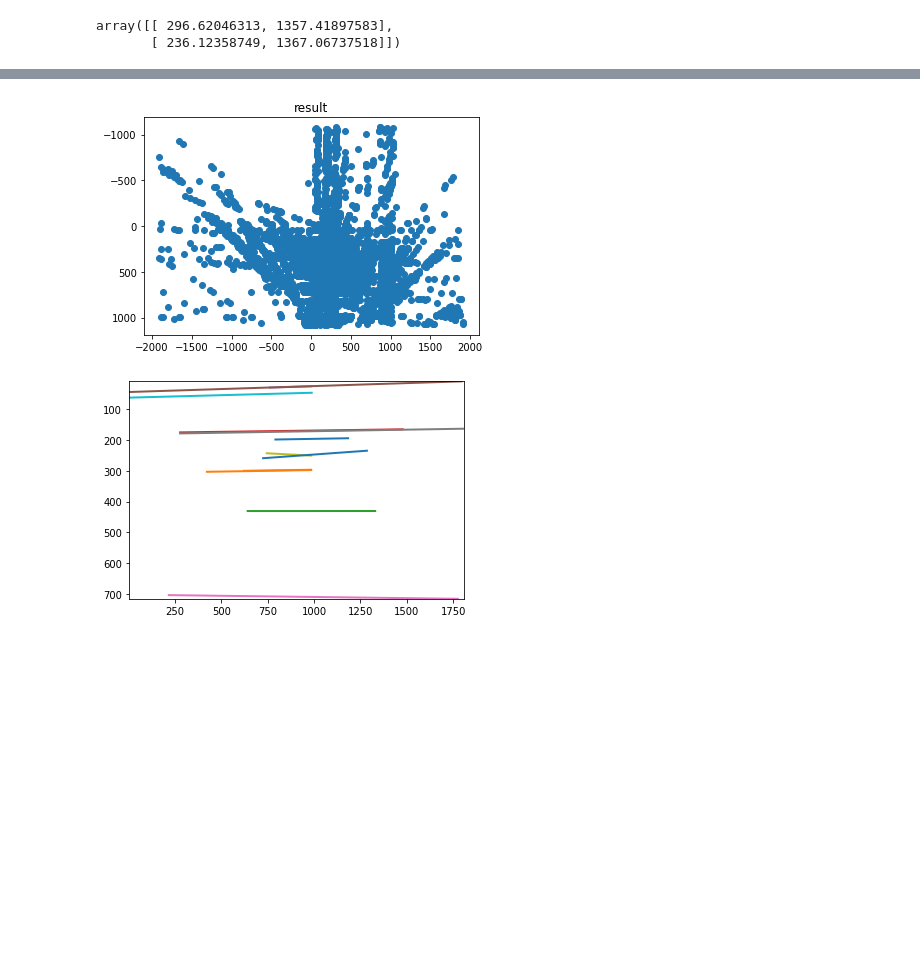
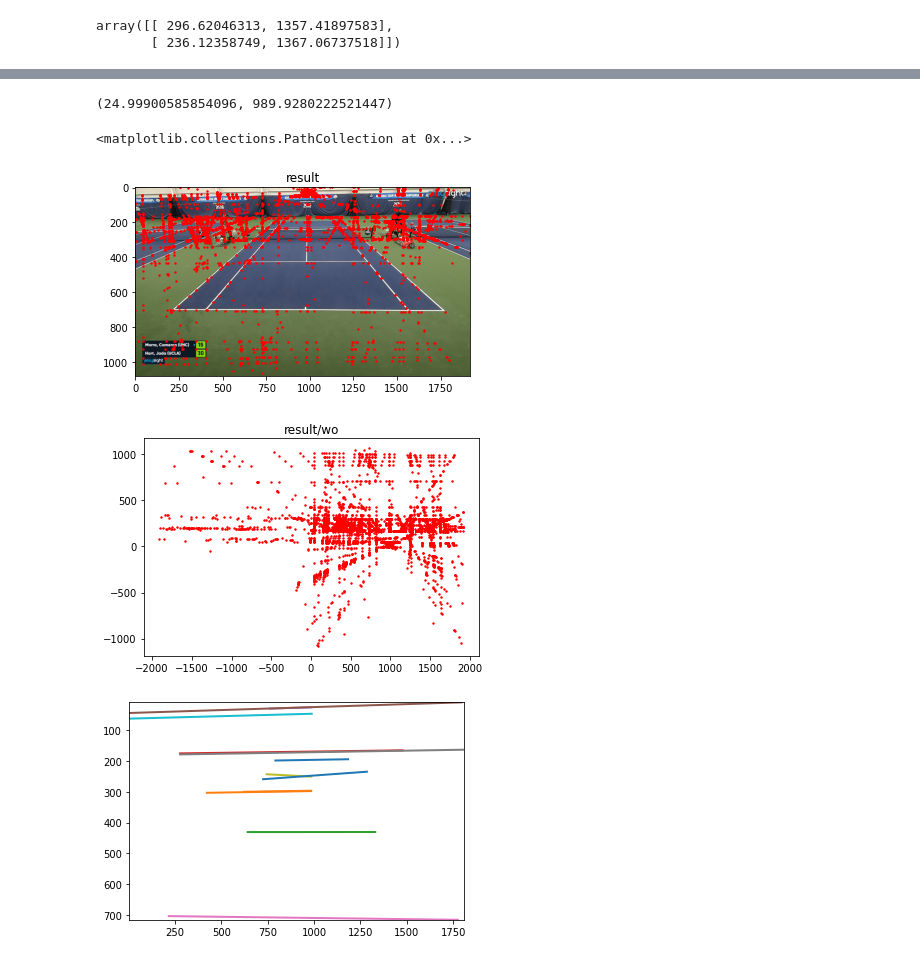
Before and after one commit to basemprince/court_detection, a Jupyter notebook: demo.ipynb, the cells around one changed output, grey strips where cells are left out. Drawn from its saved outputs; the diff is of its cells as text; code cells hidden in the pictures; blank space fills up the shorter version.

```diff
--- a/demo.ipynb
+++ b/demo.ipynb
@@ -304,11 +311,21 @@ for i in range(len(nlines)):
             intersect_points.append(inter)
-# %%
-plt.title('result')
-plt.scatter([i[0] for i in intersect_points],[i[1] for i in intersect_points])
-plt.gca().invert_yaxis()
-# plt.imshow(im)
-# %% [output]
-[figure, removed]
+# %%
+intersect_points[0]
+# %% [output]
+(24.99900585854096, 989.9280222521447)
+# %%
+plt.figure(1)
+plt.title('result')
+plt.scatter([i[1] for i in intersect_points],[i[0] for i in intersect_points],c='r',s=2)
+# plt.gca().invert_yaxis()
+plt.imshow(im)
+plt.figure(2)
+plt.title('result/wo')
+plt.scatter([i[1] for i in intersect_points],[i[0] for i in intersect_points],c='r',s=2)
+# %% [output]
+<matplotlib.collections.PathCollection at 0x...>
+[figure, added]
+[figure, added]
 # %%
 def add_court_overlay(frame, homography, overlay_color=(255, 255, 255)):
     court_reference = cv2.imread("pictures/court_reference.png", 0)
```
Also changed, not shown: parts of 21 cells of this notebook.
